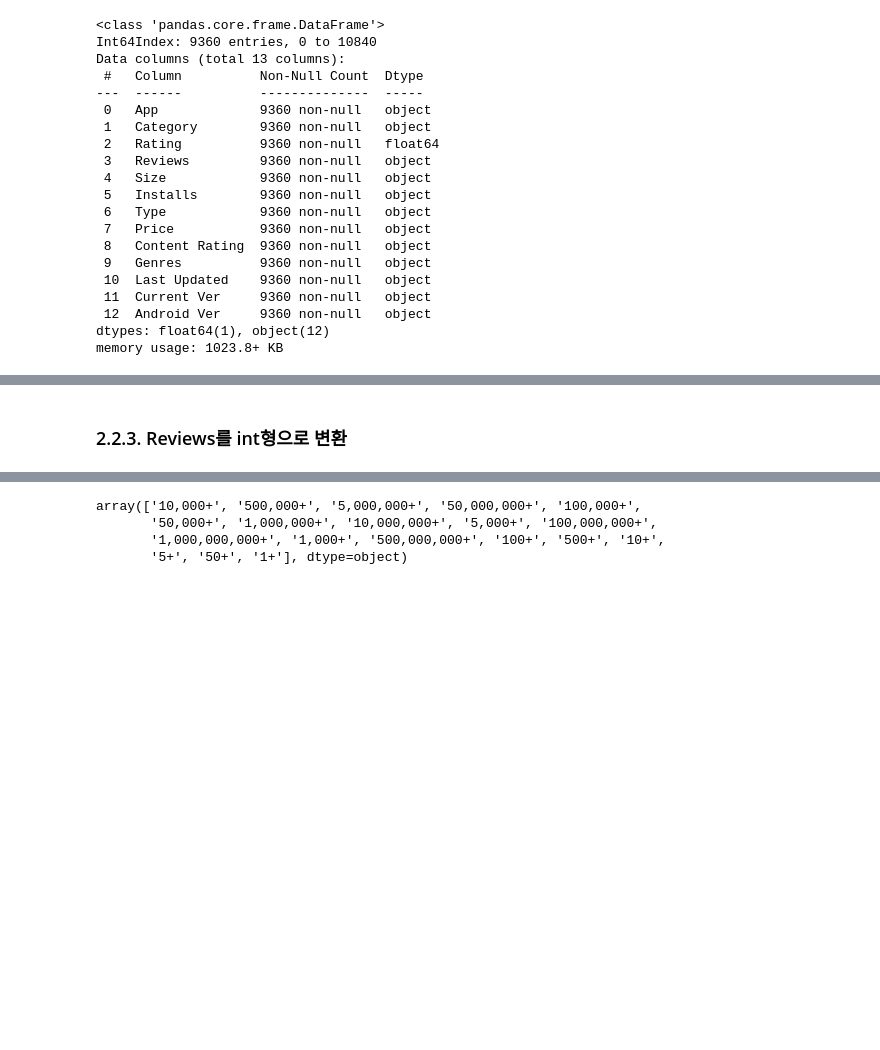
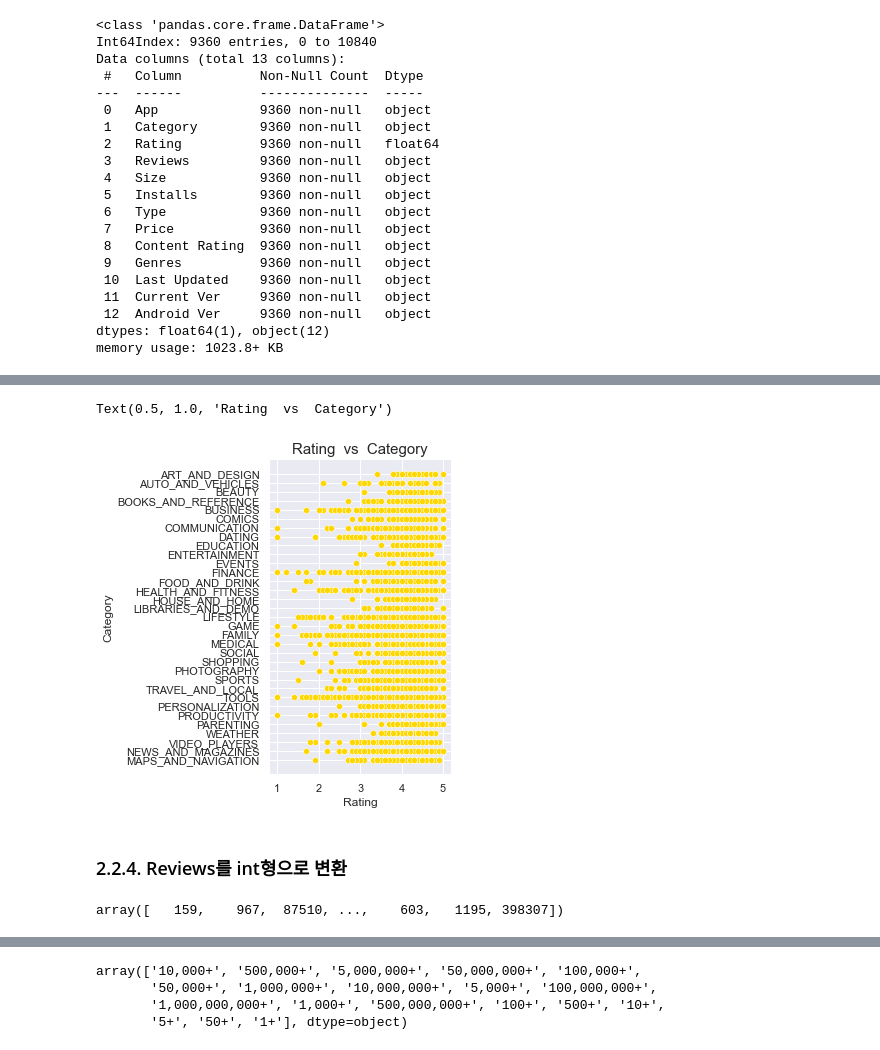
Before and after one commit to Jeong-Bin/DA-PROJECT, a Jupyter notebook: PROJECT_4 ML을 활용한 APP 점수 예측 및 향상 방안.ipynb, the cells around one changed output, grey strips where cells are left out. Saved outputs shown, nothing was run; the diff lists cells and outputs as text; code cells hidden in the pictures; blank space fills up the shorter version.

```diff
--- a/PROJECT_4 ML을 활용한 APP 점수 예측 및 향상 방안.ipynb
+++ b/PROJECT_4 ML을 활용한 APP 점수 예측 및 향상 방안.ipynb
@@ -102,6 +117,16 @@ data = data.drop(labels = ['Current Ver', 'Android Ver'], axis = 1)
+# %%
+sns.relplot(x = 'Rating', y = 'Category', data=data, color='gold')
+plt.title('Rating  vs  Category', size=15)
+# %% [output]
+Text(0.5, 1.0, 'Rating  vs  Category')
+[figure, added]
 # %% [markdown]
-### 2.2.3. Reviews를 int형으로 변환
+### 2.2.4. Reviews를 int형으로 변환
 # %%
 # Reviews 는 1개의 데이터 때문에 object형으로 분류됐지만,
 # 결측치로 제거했기에 이제 int형으로 변경할 수 있다.
 data['Reviews'] = data['Reviews'].astype(int)
+# %%
+data['Reviews'].unique()
+# %% [output]
+array([   159,    967,  87510, ...,    603,   1195, 398307])
```
Also changed, not shown: parts of 62 cells of this notebook.
